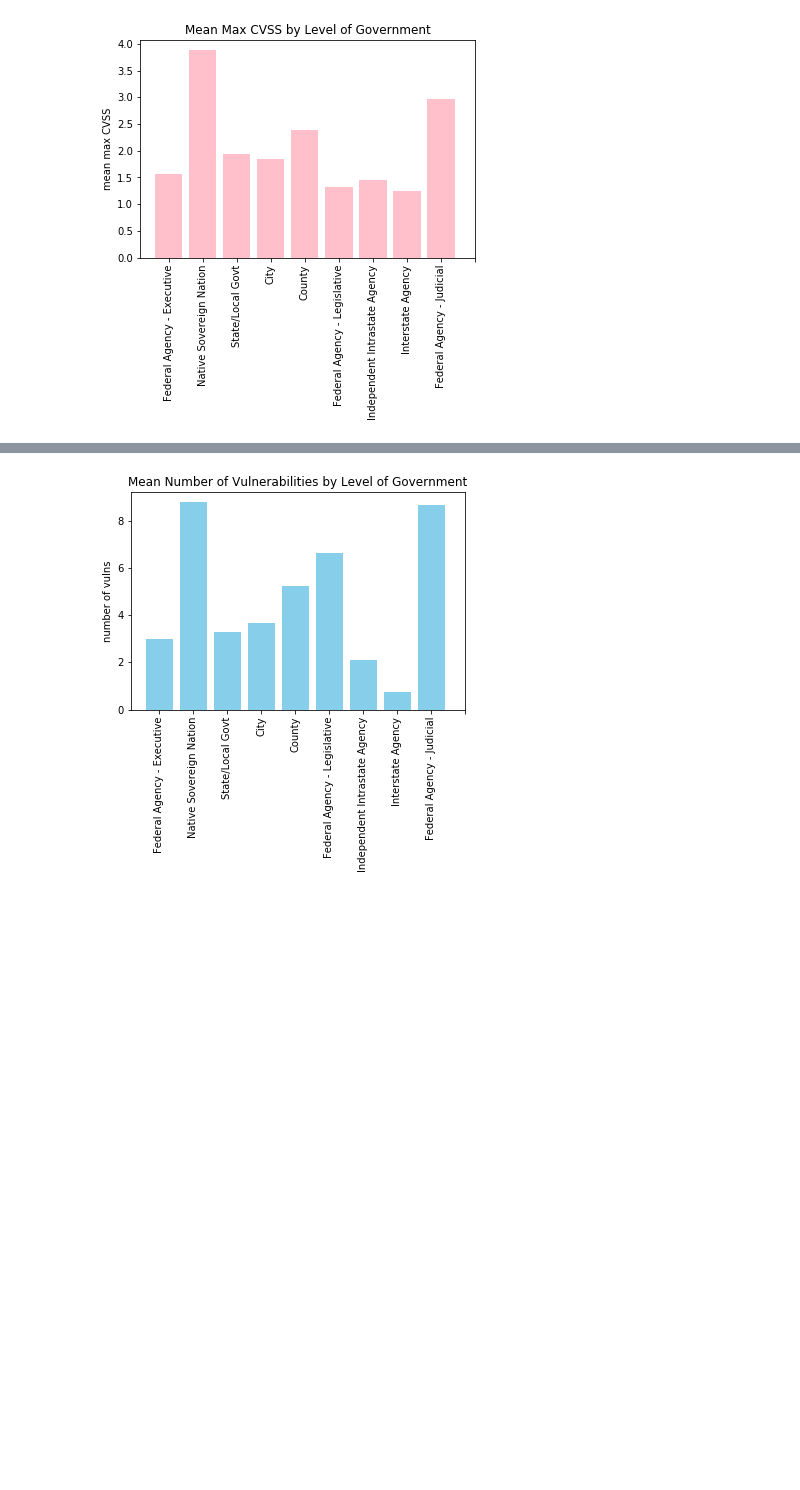
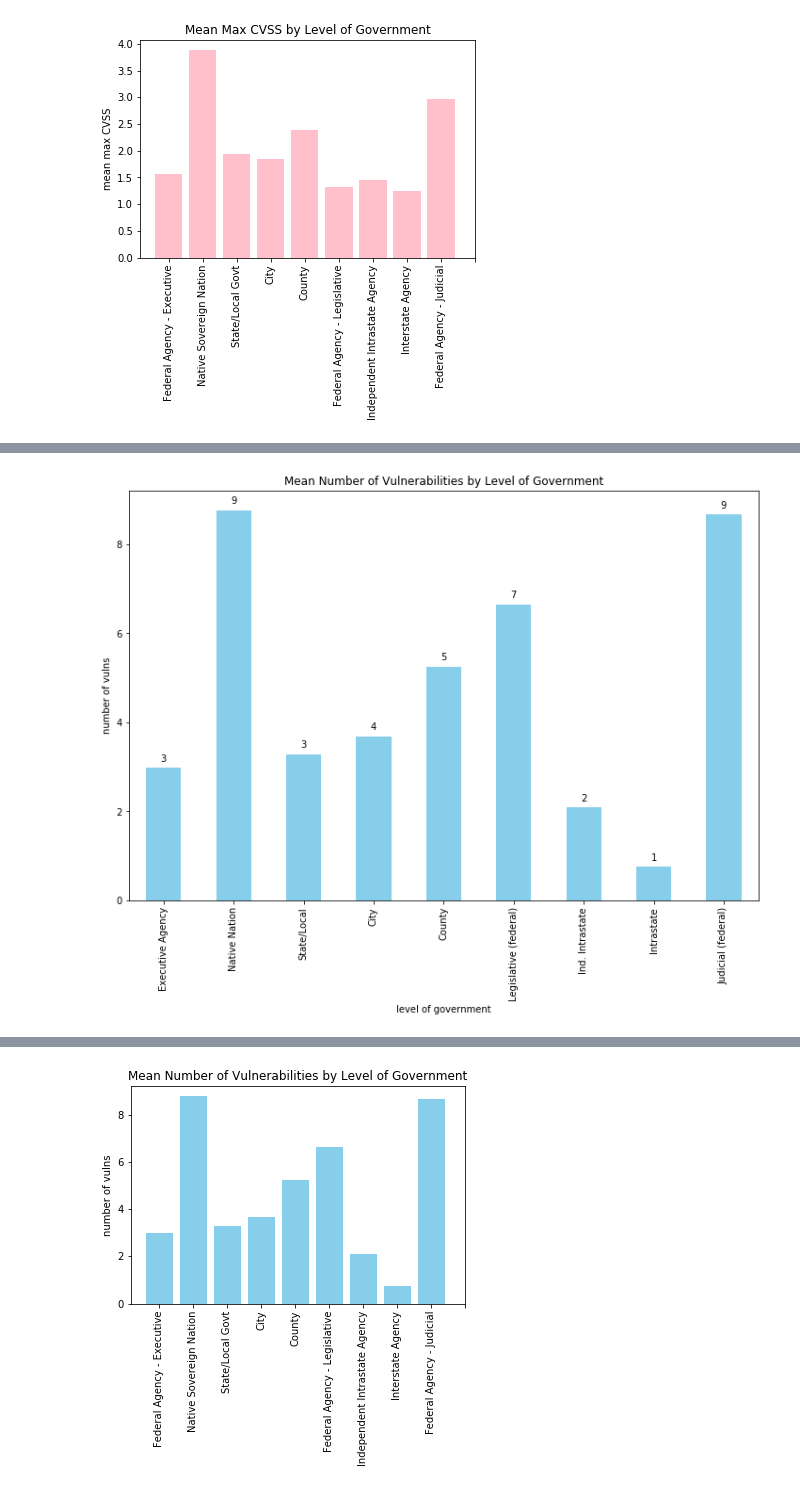
Before and after one commit to njohnson99/vulnerable-us-gov, a Jupyter notebook: nari-viz.ipynb, the cells around one changed output, grey strips where cells are left out. Drawn from its saved outputs; the diff is of its cells as text; code cells hidden in the pictures; blank space fills up the shorter version.

```diff
--- a/nari-viz.ipynb
+++ b/nari-viz.ipynb
@@ -92,0 +157,12 @@ plt.show()
+# %%
+plt.figure(figsize=(12, 8))
+ax = (pd.Series.from_array(list(mean_vulns.values())[:-1])).plot(kind='bar', color='skyblue')
+ax.set_title('Mean Number of Vulnerabilities by Level of Government')
+ax.set_xlabel('level of government')
+ax.set_ylabel('number of vulns')
+ax.set_xticklabels(short_labels)
+add_value_labels(ax)
+plt.savefig("mean_by_level.png")
+plt.show()
+# %% [output]
+[figure, added]
```
Also changed, not shown: parts of 10 cells of this notebook, 2 other files.
